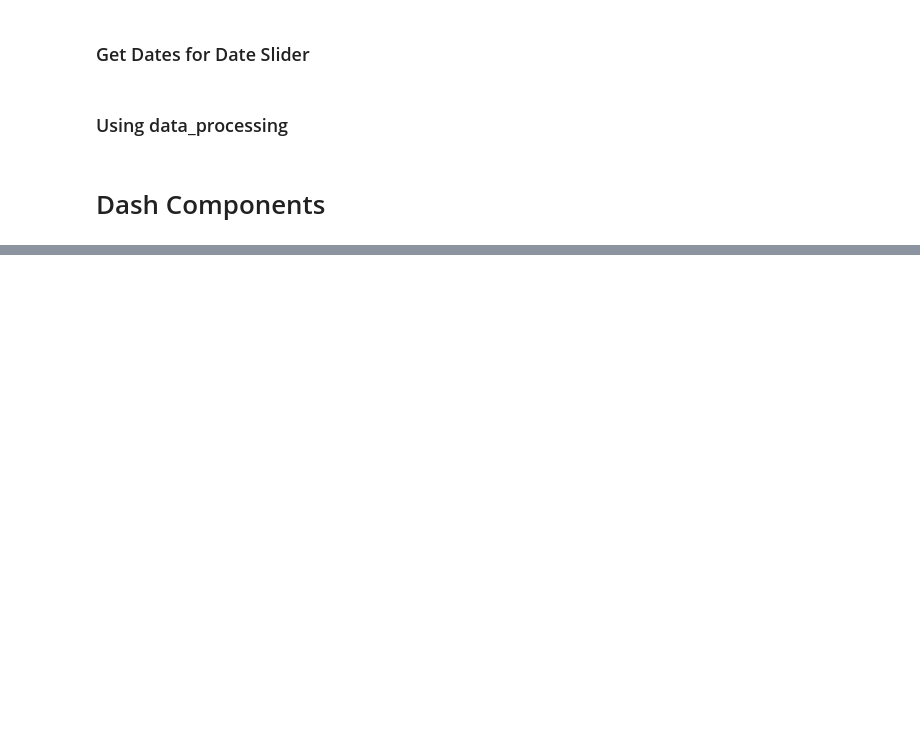
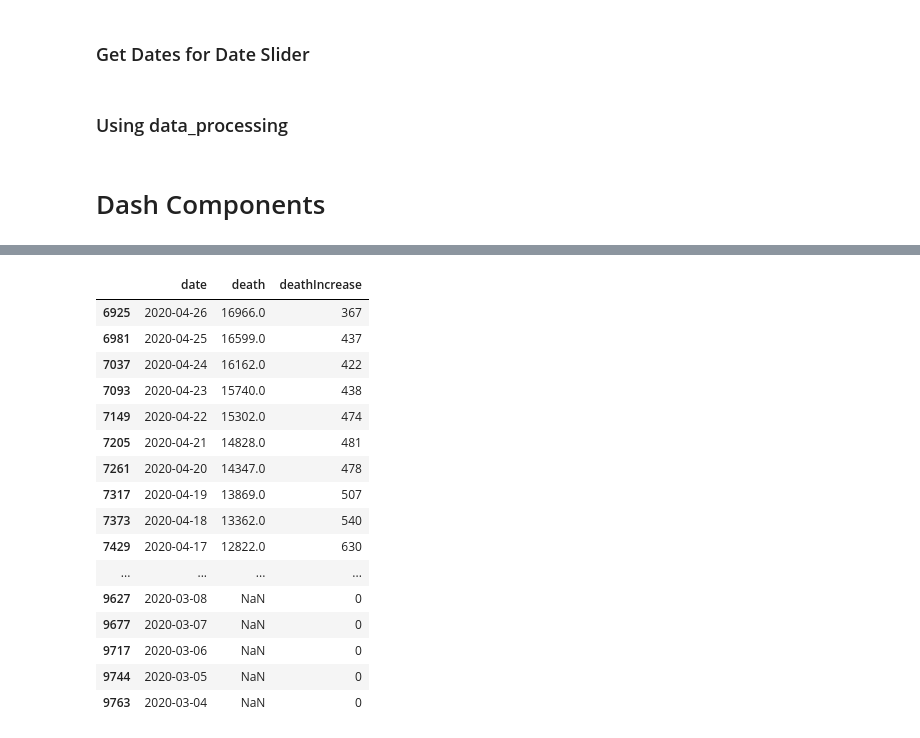
Before and after one commit to DanOvad/covid-hotspots, a Jupyter notebook: redesign.ipynb, the cells around one changed output, grey strips where cells are left out. Cells and saved outputs as stored; diff of their text form; code cells hidden in the pictures; blank space fills up the shorter version.

```diff
--- a/redesign.ipynb
+++ b/redesign.ipynb
@@ -226,0 +261,3 @@ dcc.Store(id='store', data = df)
+# %%
+STATE_MASK = (COVID_STATES_DF['state'] == 'NY')
+DATE_MASK = (COVID_STATES_DF['date']<='2020-04-26')
@@ -226,0 +266,20 @@ dcc.Store(id='store', data = df)
+# %%
+COVID_STATES_DF[['date','death','deathIncrease']][STATE_MASK & DATE_MASK]
+# %% [output]
+|  | date | death | deathIncrease |
+| 6925 | 2020-04-26 | 16966.0 | 367 |
+| 6981 | 2020-04-25 | 16599.0 | 437 |
+| 7037 | 2020-04-24 | 16162.0 | 422 |
+| 7093 | 2020-04-23 | 15740.0 | 438 |
+| 7149 | 2020-04-22 | 15302.0 | 474 |
+| 7205 | 2020-04-21 | 14828.0 | 481 |
+| 7261 | 2020-04-20 | 14347.0 | 478 |
+| 7317 | 2020-04-19 | 13869.0 | 507 |
+| 7373 | 2020-04-18 | 13362.0 | 540 |
+| 7429 | 2020-04-17 | 12822.0 | 630 |
+| ... | ... | ... | ... |
+| 9627 | 2020-03-08 | NaN | 0 |
+| 9677 | 2020-03-07 | NaN | 0 |
+| 9717 | 2020-03-06 | NaN | 0 |
+| 9744 | 2020-03-05 | NaN | 0 |
+| 9763 | 2020-03-04 | NaN | 0 |
```
Also changed, not shown: parts of 22 cells of this notebook, 4 other files.
